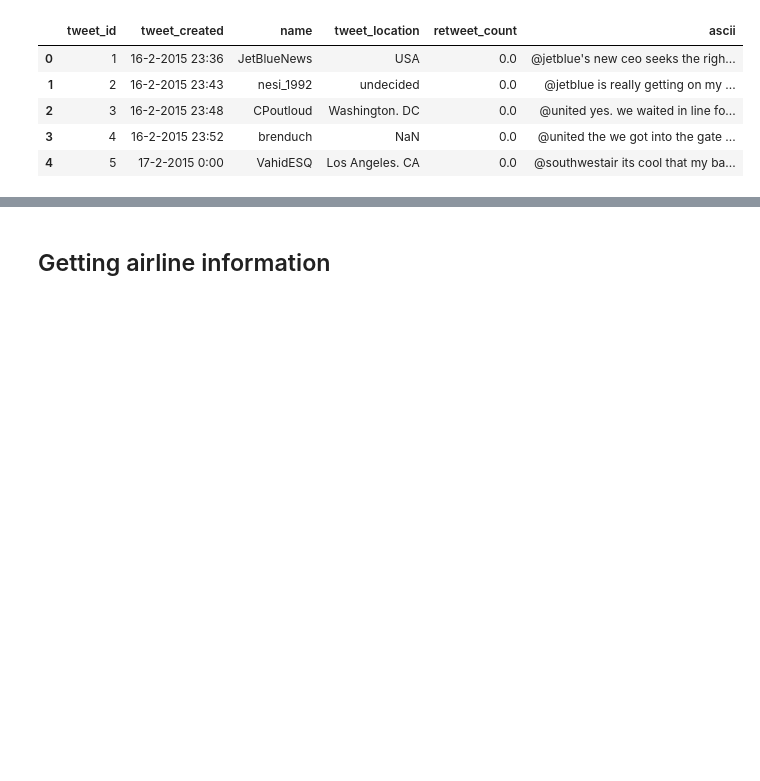
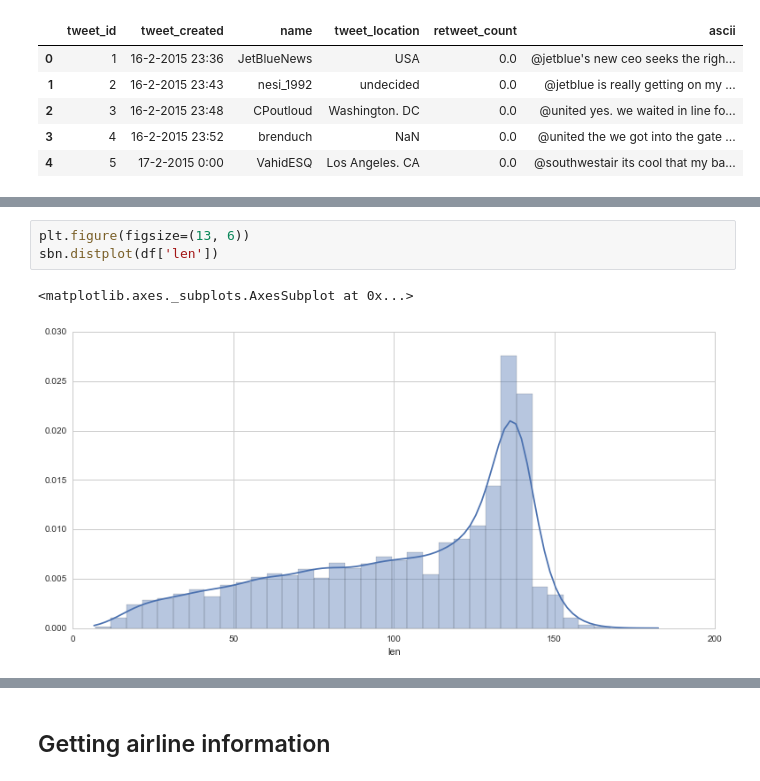
Before and after one commit to l1x/nlp, a Jupyter notebook: nlp.ipynb, the cells around one changed output, grey strips where cells are left out. Drawn from its saved outputs; the diff is of its cells as text; blank space fills up the shorter version.

```diff
--- a/nlp.ipynb
+++ b/nlp.ipynb
@@ -159,0 +191,6 @@ df.head()
+# %%
+plt.figure(figsize=(13, 6))
+sbn.distplot(df['len'])
+# %% [output]
+<matplotlib.axes._subplots.AxesSubplot at 0x...>
+[figure, added]
```
Also changed, not shown: parts of 66 cells of this notebook, 15 other files.
